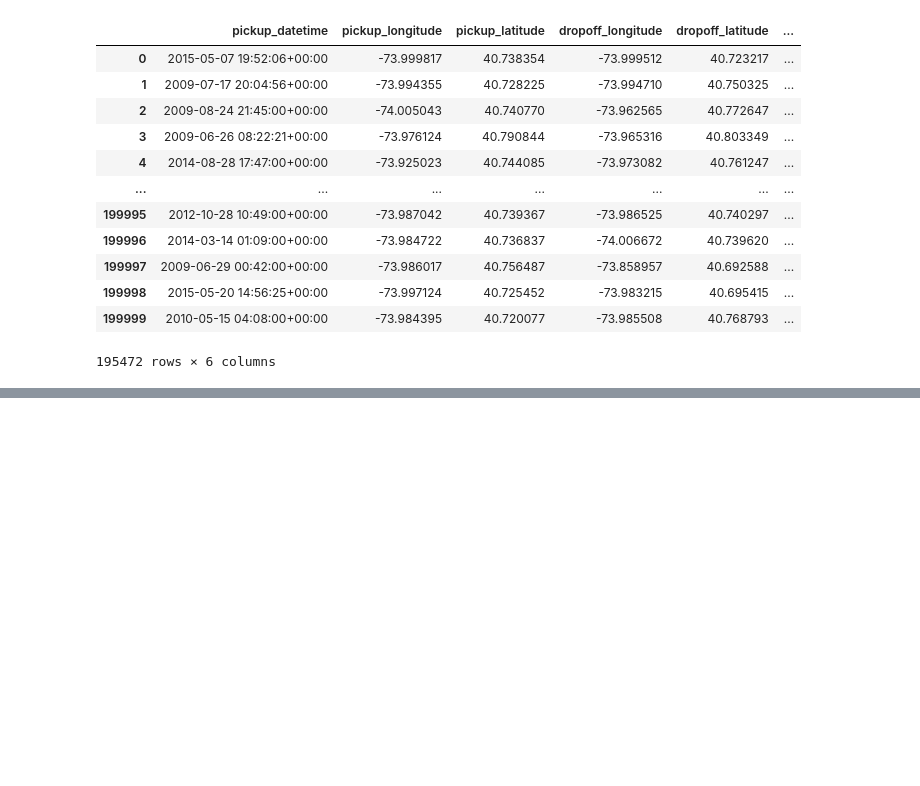
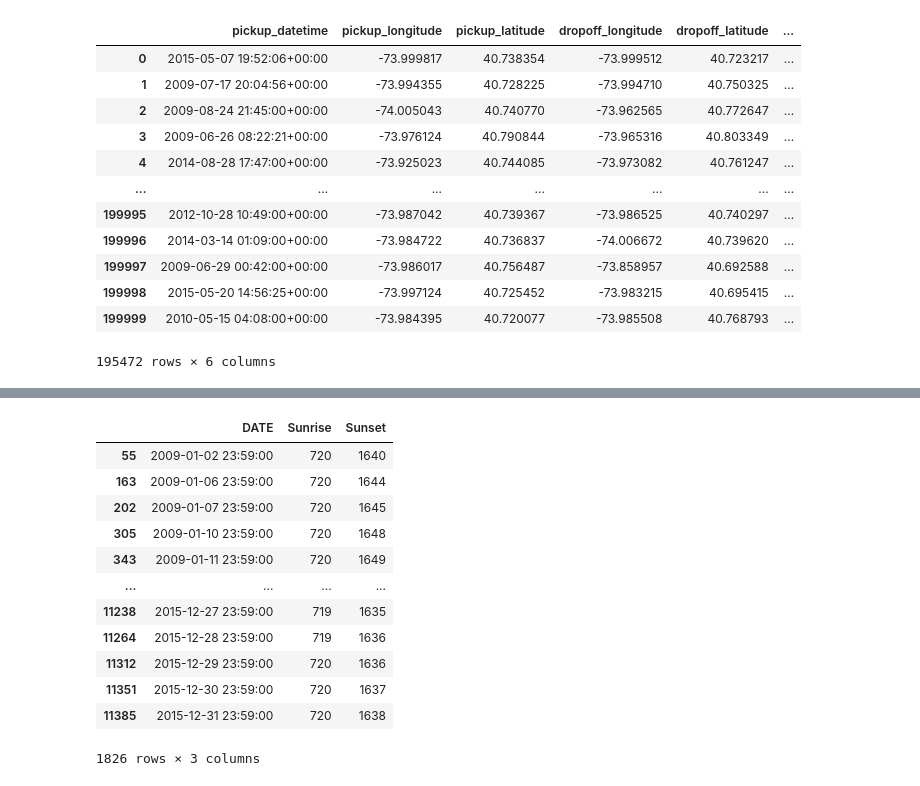
Before and after one commit to ycsilvia/4501FinalProject_Group14, a Jupyter notebook: test.ipynb, the cells around one changed output, grey strips where cells are left out. Cells and saved outputs as stored; diff of their text form; code cells hidden in the pictures; blank space fills up the shorter version.

```diff
--- a/test.ipynb
+++ b/test.ipynb
@@ -219,0 +328,48 @@ load_and_clean_uber_data(UBER_CSV)
+# %%
+def clean_sunset_sunrise_daily(csv_file: str) -> pd.core.frame.DataFrame:
+    df = pd.read_csv(csv_file)
+    df.drop(df.columns.difference(['DATE','Sunset','Sunrise']), 1, inplace=True)
+    df = df.dropna()
+    df['DATE'] = pd.to_datetime(df['DATE'])
+    df = df.astype({'Sunrise': 'int32', 'Sunset': 'int32', 'DATE':'datetime64[ns]' })
+    return df
+# %%
+def load_and_clean_sunrise_sunset_data() -> pd.core.frame.DataFrame:
+    sunrise_sunset_dataframes =[]
+
+    weather_csv_files = [
+            r"C:\Users\Silvia\Documents\GitHub\4501FinalProject_Group14\2009_weather.csv",
+            r"C:\Users\Silvia\Documents\GitHub\4501FinalProject_Group14\2010_weather.csv",
+            r"C:\Users\Silvia\Documents\GitHub\4501FinalProject_Group14\2011_weather.csv",
+            r"C:\Users\Silvia\Documents\GitHub\4501FinalProject_Group14\2012_weather.csv",
+            r"C:\Users\Silvia\Documents\GitHub\4501FinalProject_Group14\2013_weather.csv",
+            r"C:\Users\Silvia\Documents\GitHub\4501FinalProject_Group14\2014_weather.csv",
+            r"C:\Users\Silvia\Documents\GitHub\4501FinalProject_Group14\2015_weather.csv"
+        ]
+
+    for csv_file in weather_csv_files:
+        sunrise_sunset_dataframe = clean_sunset_sunrise_daily(csv_file)
+        sunrise_sunset_dataframes.append(sunrise_sunset_dataframe)
+
+    sunrise_sunset_data = pd.concat(sunrise_sunset_dataframes)
+    sunrise_sunset_data['DATE'] = pd.to_datetime(sunrise_sunset_data['DATE'])
+    sunrise_sunset_data = sunrise_sunset_data.astype({'Sunrise': 'int32', 'Sunset': 'int32'})
+
+    return sunrise_sunset_data
+# %%
+sunrise_sunset_data = load_and_clean_sunrise_sunset_data()
+sunrise_sunset_data
+# %% [output]
+|  | DATE | Sunrise | Sunset |
+| 55 | 2009-01-02 23:59:00 | 720 | 1640 |
+| 163 | 2009-01-06 23:59:00 | 720 | 1644 |
+| 202 | 2009-01-07 23:59:00 | 720 | 1645 |
+| 305 | 2009-01-10 23:59:00 | 720 | 1648 |
+| 343 | 2009-01-11 23:59:00 | 720 | 1649 |
+| ... | ... | ... | ... |
+| 11238 | 2015-12-27 23:59:00 | 719 | 1635 |
+| 11264 | 2015-12-28 23:59:00 | 719 | 1636 |
+| 11312 | 2015-12-29 23:59:00 | 720 | 1636 |
+| 11351 | 2015-12-30 23:59:00 | 720 | 1637 |
+| 11385 | 2015-12-31 23:59:00 | 720 | 1638 |
+1826 rows × 3 columns
```
Also changed, not shown: parts of 7 cells of this notebook.
